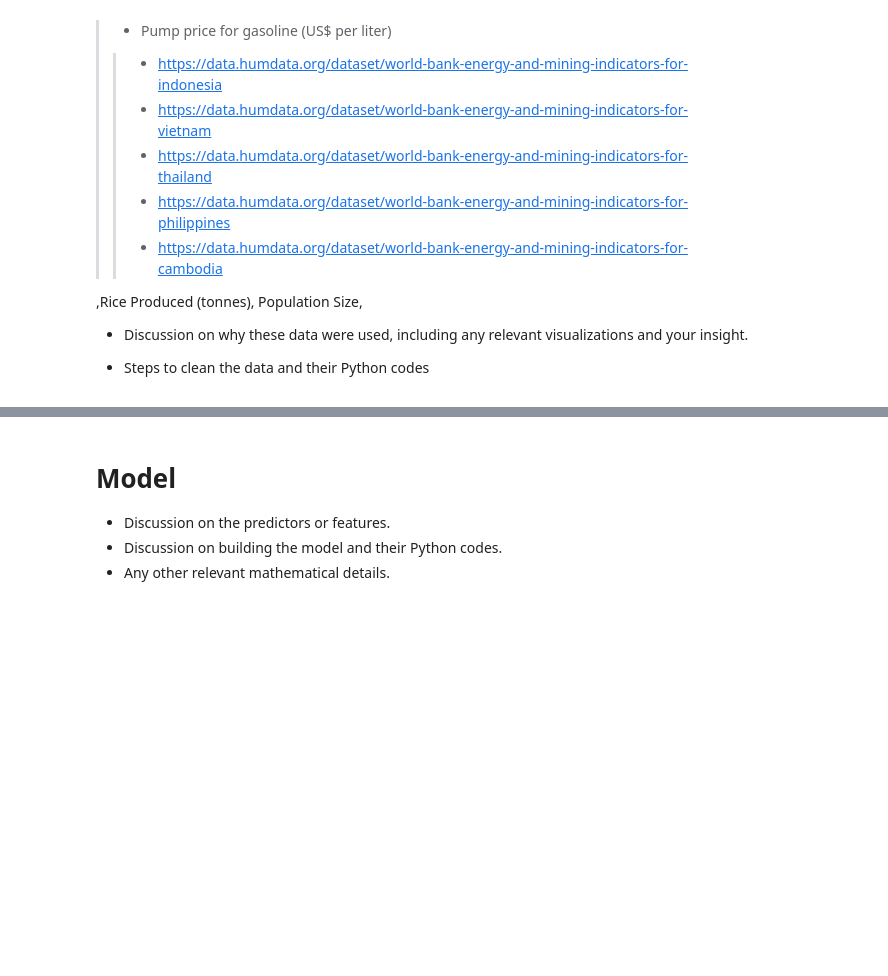
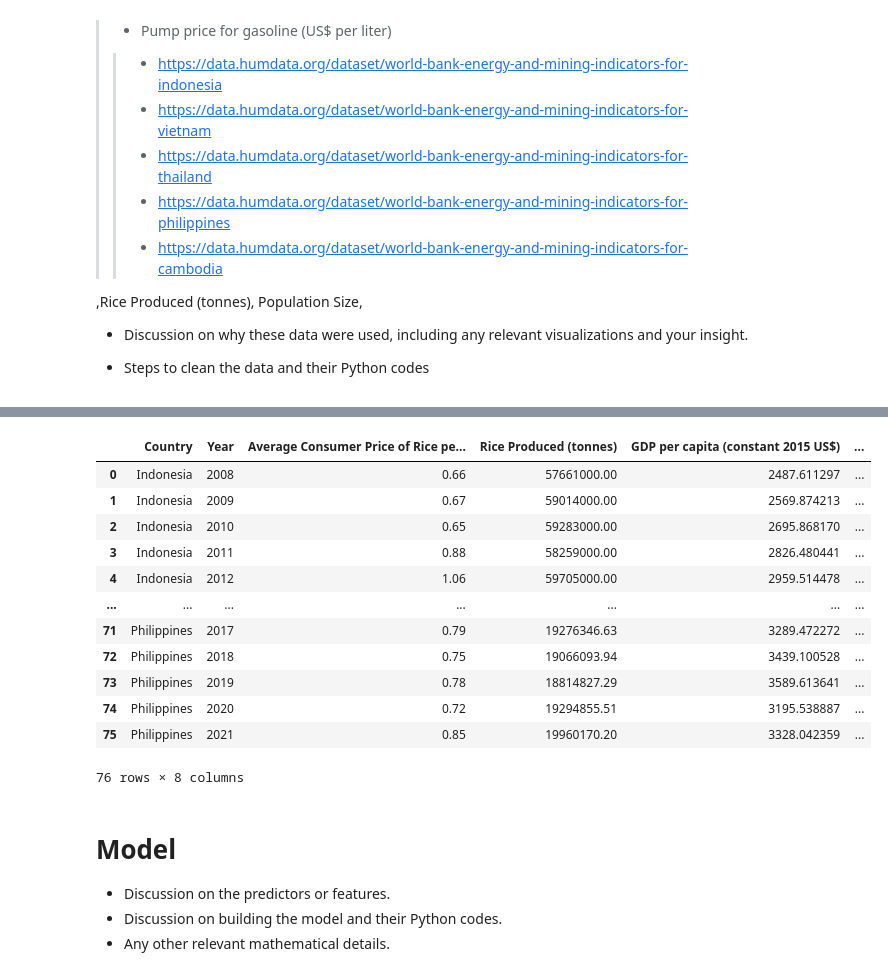
Before and after one commit to KinMengNg/Term_3_DDW_2D, a Jupyter notebook: DDW_2D_SUBMISSION_FIRST_DRAFT.ipynb, the cells around one changed output, grey strips where cells are left out. Drawn from its saved outputs; the diff is of its cells as text; code cells hidden in the pictures; blank space fills up the shorter version.

```diff
--- a/DDW_2D_SUBMISSION_FIRST_DRAFT.ipynb
+++ b/DDW_2D_SUBMISSION_FIRST_DRAFT.ipynb
@@ -94,7 +108,7 @@ df_list = []
 
 #Load the inter country datasets as dataframes
 df_rice_production = pd.read_csv("FINAL DATASETS USED (ORIGINAL + CLEANED)/rice production across different countries from 1961 to 2021.csv")
-df_gdppercapita_inflation = pd.read_csv("FINAL DATASETS USED (ORIGINAL + CLEANED)/GDP_inflation_SEA_merged.csv") ##Cleaning GDP was done prior to the rest
+df_gdppercapita_inflation = pd.read_csv("FINAL DATASETS USED (ORIGINAL + CLEANED)/economy_and_growth_indicators (GDP)/GDP_inflation_SEA_merged.csv") ##Cleaning GDP was done prior to the rest
 df_population = pd.read_csv("FINAL DATASETS USED (ORIGINAL + CLEANED)/Population.csv")
 
 #For each country in the list
@@ -133,33 +147,47 @@ for country in countries:
 
     #Combining everything by year
     merged = pd.merge(df_consumer_price_country, df_rice_production_country, on="Year", how="outer")
     merged = pd.merge(merged, df_gdp_per_capita_country, on="Year", how="outer")
     merged = pd.merge(merged, df_producer_price_country, on="Year", how="outer")
     merged = pd.merge(merged, df_pop_country, on="Year", how="outer")
 
 
     #Drop any rows with empty data
     merged.dropna(inplace=True)
 
 
     #Want to interpolate for gas price because its just one year gaps
     merged = pd.merge(merged, df_gas_price_country, on="Year", how="outer")
 
     merged["Pump price for gasoline (US$ per liter)"] = merged["Pump price for gasoline (US$ per liter)"].fillna(method='backfill')
 
     df_list.append(merged)
 
 
 #Combine all 5 countries' datapoints together
 all_combined = pd.concat(df_list, axis=0)
 all_combined.dropna(inplace=True) #Just as a final check
 all_combined.reset_index(inplace=True)
 all_combined.drop("index", axis=1, inplace=True) #Resetting index shifts the exisitng index as a new column, drop it
 
 display(all_combined)
 
 # #Save to csv
 # all_combined.to_csv("FINAL DATASET.csv")
+# %% [output]
+|  | Country | Year | Average Consumer Price of Rice pe... | Rice Produced (tonnes) | GDP per capita (constant 2015 US$) | ... |
+| 0 | Indonesia | 2008 | 0.66 | 57661000.00 | 2487.611297 | ... |
+| 1 | Indonesia | 2009 | 0.67 | 59014000.00 | 2569.874213 | ... |
+| 2 | Indonesia | 2010 | 0.65 | 59283000.00 | 2695.868170 | ... |
+| 3 | Indonesia | 2011 | 0.88 | 58259000.00 | 2826.480441 | ... |
+| 4 | Indonesia | 2012 | 1.06 | 59705000.00 | 2959.514478 | ... |
+| ... | ... | ... | ... | ... | ... | ... |
+| 71 | Philippines | 2017 | 0.79 | 19276346.63 | 3289.472272 | ... |
+| 72 | Philippines | 2018 | 0.75 | 19066093.94 | 3439.100528 | ... |
+| 73 | Philippines | 2019 | 0.78 | 18814827.29 | 3589.613641 | ... |
+| 74 | Philippines | 2020 | 0.72 | 19294855.51 | 3195.538887 | ... |
+| 75 | Philippines | 2021 | 0.85 | 19960170.20 | 3328.042359 | ... |
+76 rows × 8 columns
 # %% [markdown]
 # Model
 * Discussion on the predictors or features.
```
Also changed, not shown: parts of 6 cells of this notebook.
